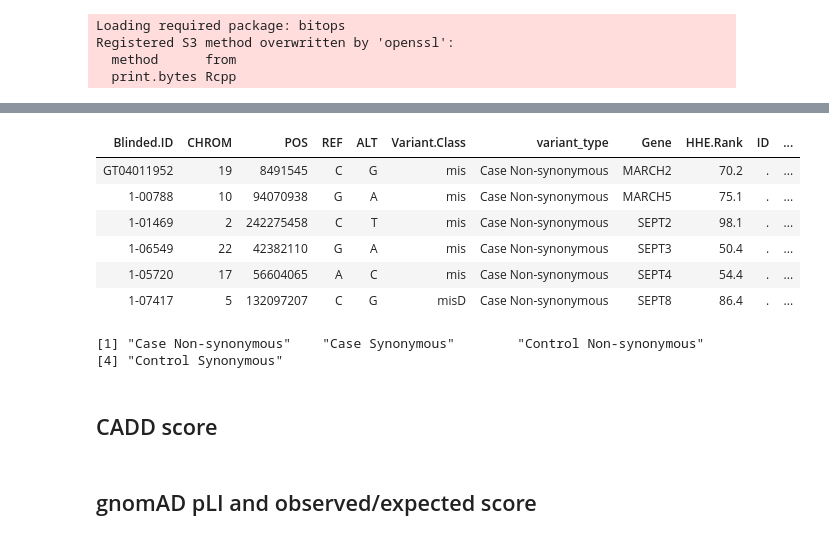
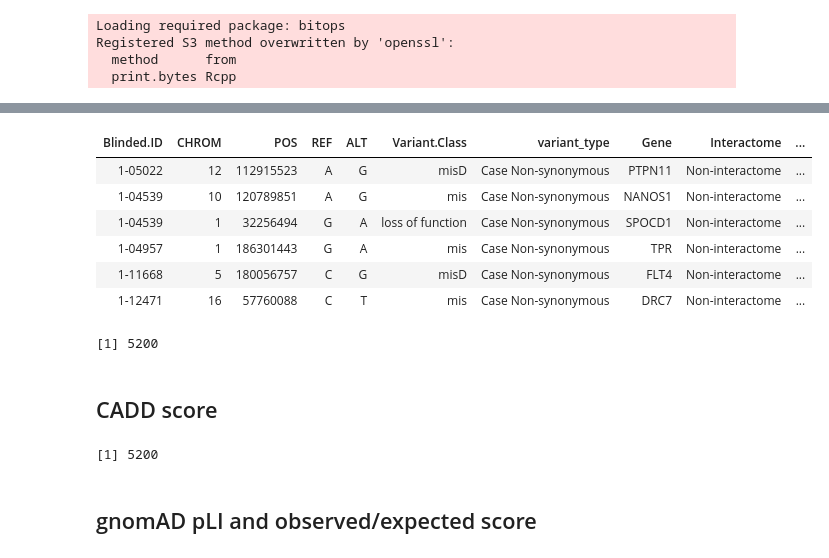
Before and after one commit to mepittman/ctf-apms, a Jupyter notebook: jupyter_notebooks/variant_comparison.ipynb, the cells around one changed output, grey strips where cells are left out. Drawn from its saved outputs; the diff is of its cells as text; code cells hidden in the pictures.

```diff
--- a/jupyter_notebooks/variant_comparison.ipynb
+++ b/jupyter_notebooks/variant_comparison.ipynb
@@ -9,13 +9,10 @@ Registered S3 method overwritten by 'openssl':
   method      from
   print.bytes Rcpp
 # %%
-DNV_cases = read.csv('../data/variants/DNV_cases.csv', stringsAsFactors = FALSE)
+DNV_cases = read.csv('../data/variants/DNV_cases_v10v11.csv', stringsAsFactors = FALSE)
 DNV_ctrls = read.csv('../data/variants/DNV_ctrls.csv', stringsAsFactors = FALSE)
 DNV_cases$variant_type = ifelse(DNV_cases$Variant.Class == "syn", "Case Synonymous", "Case Non-synonymous")
 DNV_ctrls$variant_type = ifelse(DNV_ctrls$Variant.Class == "syn", "Control Synonymous", "Control Non-synonymous")
 
-names(DNV_cases)[which(names(DNV_cases) == "CHR")] <- "CHROM"
-cols  = c("Blinded.ID","CHROM","POS",'REF','ALT','Variant.Class','variant_type','Gene', 'HHE.Rank')
-combined = rbind(DNV_cases[,cols], DNV_ctrls[,cols])
-head(combined)
+unique(DNV_cases$Variant.Class)
 # %% [output]
@@ -33,0 +22,6 @@ write.table(cadd_input, file = '../intermediate/cadd_upload.vcf',
+# %%
+names(DNV_cases)[which(names(DNV_cases) == "CHR")] <- "CHROM"
+cols  = c("Blinded.ID","CHROM","POS",'REF','ALT','Variant.Class','variant_type','Gene')
+combined = rbind(DNV_cases[,cols], DNV_ctrls[,cols])
+head(combined)
+nrow(combined)
@@ -34,26 +37,20 @@ write.table(cadd_input, file = '../intermediate/cadd_upload.vcf',
 # %%
 gt_df = read.table('../intermediate/interactome_lists/GATA4-TBX5_genes.txt', stringsAsFactors=FALSE)
 gt_interactome = gt_df$V1
 
-genes = strsplit(gt_interactome, ';')
-gene_list = unlist(genes, recursive=FALSE)
-
 combined$Interactome = ifelse(combined$Gene %in% gt_interactome, "Interactome", "Non-interactome")
 combined$variant_type_2 = paste0(combined$variant_type, '_', combined$Interactome)
 head(combined)
+nrow(combined)
 # %% [output]
-| Blinded.ID | CHROM | POS | REF | ALT | Variant.Class | variant_type | Gene | HHE.Rank | ID | ... |
-| GT04011952 | 19 | 8491545 | C | G | mis | Case Non-synonymous | MARCH2 | 70.2 | . | ... |
-| 1-00788 | 10 | 94070938 | G | A | mis | Case Non-synonymous | MARCH5 | 75.1 | . | ... |
-| 1-01469 | 2 | 242275458 | C | T | mis | Case Non-synonymous | SEPT2 | 98.1 | . | ... |
-| 1-06549 | 22 | 42382110 | G | A | mis | Case Non-synonymous | SEPT3 | 50.4 | . | ... |
-| 1-05720 | 17 | 56604065 | A | C | mis | Case Non-synonymous | SEPT4 | 54.4 | . | ... |
-| 1-07417 | 5 | 132097207 | C | G | misD | Case Non-synonymous | SEPT8 | 86.4 | . | ... |
+| Blinded.ID | CHROM | POS | REF | ALT | Variant.Class | variant_type | Gene | Interactome | ... |
+| 1-05022 | 12 | 112915523 | A | G | misD | Case Non-synonymous | PTPN11 | Non-interactome | ... |
+| 1-04539 | 10 | 120789851 | A | G | mis | Case Non-synonymous | NANOS1 | Non-interactome | ... |
+| 1-04539 | 1 | 32256494 | G | A | loss of function | Case Non-synonymous | SPOCD1 | Non-interactome | ... |
+| 1-04957 | 1 | 186301443 | G | A | mis | Case Non-synonymous | TPR | Non-interactome | ... |
+| 1-11668 | 5 | 180056757 | C | G | misD | Case Non-synonymous | FLT4 | Non-interactome | ... |
+| 1-12471 | 16 | 57760088 | C | T | mis | Case Non-synonymous | DRC7 | Non-interactome | ... |
+[1] 5200
-# %%
-unique(combined$variant_type)
-# %% [output]
-[1] "Case Non-synonymous"    "Case Synonymous"        "Control Non-synonymous"
-[4] "Control Synonymous"
 # %% [markdown]
 ## CADD score
 # %%
@@ -61,6 +58,9 @@ cadd_df = read.table('../data/cadd/cadd_scores.tsv', stringsAsFactors = FALSE, s
                      col.names = c('CHROM','POS','REF','ALT','CADD.score','PHRED.score'))
 
 df = merge(combined, cadd_df, all.x = TRUE)
+nrow(df)
+# %% [output]
+[1] 5200
 # %% [markdown]
 ## gnomAD pLI and observed/expected score
 # %%
```
Also changed, not shown: parts of 45 cells of this notebook.
